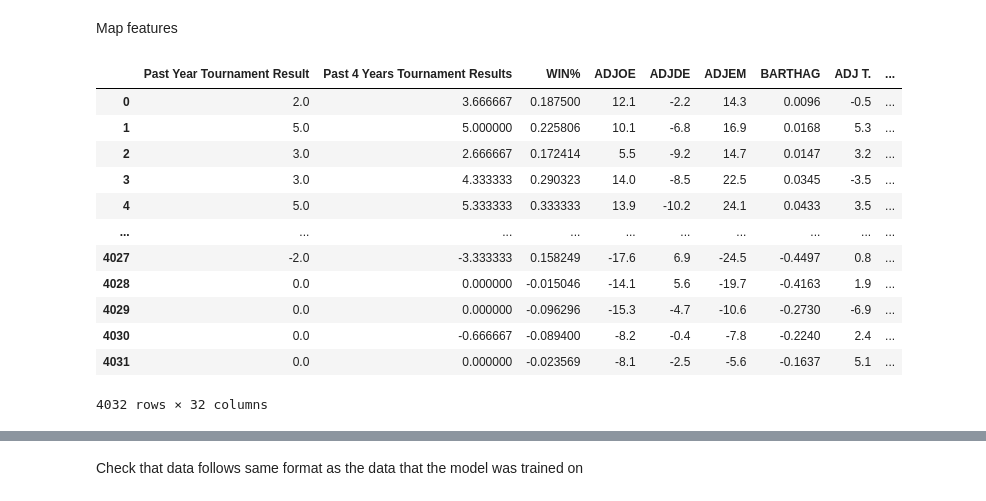
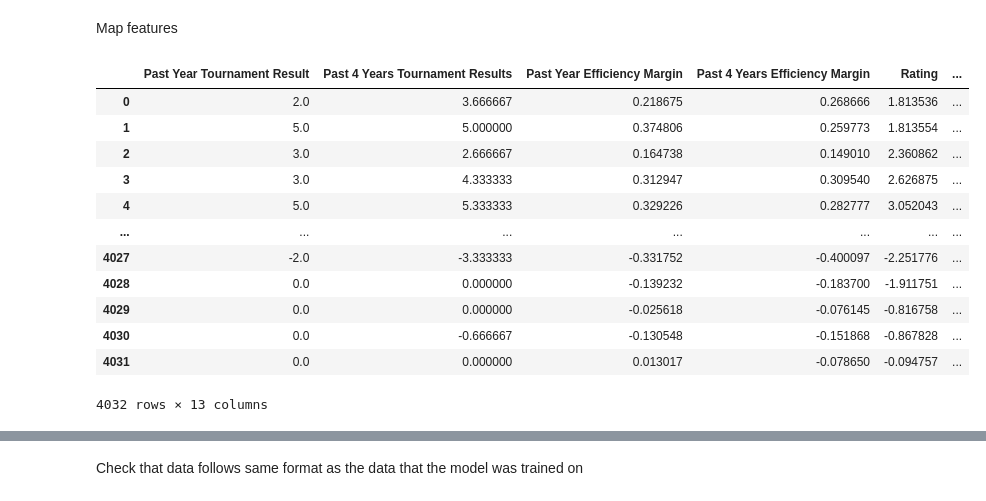
Before and after one commit to shughes1000/march-madness-2025, a Jupyter notebook: simulation/womens_compile_season_data.ipynb, the cells around one changed output, grey strips where cells are left out. Cells and saved outputs as stored; diff of their text form; code cells hidden in the pictures.

Commit message:
Updated code to compile season data

```diff
--- a/simulation/womens_compile_season_data.ipynb
+++ b/simulation/womens_compile_season_data.ipynb
@@ -474,9 +370,9 @@ df_starters.loc[df_starters['TeamID'].isna(), :]
 # %%
-df = pd.merge(
-    df,
-    df_starters.drop(columns=['Team']),
-    how='left',
-    on=['Season', 'TeamID']
-)
+# df = pd.merge(
+#     df,
+#     df_starters.drop(columns=['Team']),
+#     how='left',
+#     on=['Season', 'TeamID']
+# )
 
-df
+# df
@@ -686,9 +506,9 @@ df_ss
 # %%
-df = pd.merge(
-    df,
-    df_ss.drop(columns=['Team']),
-    how='left',
-    on=['Season', 'TeamID']
-)
+# df = pd.merge(
+#     df,
+#     df_ss.drop(columns=['Team']),
+#     how='left',
+#     on=['Season', 'TeamID']
+# )
 
-df
+# df
@@ -1077,46 +865,46 @@ Map features
 # %%
 team_a_features = pd.merge(
     df_mod[['Season', 'Team A ID']],
     df.drop(columns=['Team']),
     how='left',
     left_on=['Season', 'Team A ID'],
     right_on=['Season', 'TeamID'],
 ).drop(columns=['Season', 'Team A ID', 'TeamID'])
 
 team_b_features = pd.merge(
     df_mod[['Season', 'Team B ID']],
     df.drop(columns=['Team']),
     how='left',
     left_on=['Season', 'Team B ID'],
     right_on=['Season', 'TeamID'],
 ).drop(columns=['Season', 'Team B ID', 'TeamID'])
 
 df_features = team_a_features - team_b_features
 
-df_features['Team A ADJOE Team B ADJDE'] = team_a_features['ADJOE'] + team_b_features['ADJDE']
-df_features['Team B ADJOE Team A ADJDE'] = team_b_features['ADJOE'] + team_a_features['ADJDE']
+# df_features['Team A ADJOE Team B ADJDE'] = team_a_features['ADJOE'] + team_b_features['ADJDE']
+# df_features['Team B ADJOE Team A ADJDE'] = team_b_features['ADJOE'] + team_a_features['ADJDE']
 
-df_features['Team A Offense Team B Defense'] = team_a_features['Adjusted Offense'] + team_b_features['Adjusted Defense']
-df_features['Team B Offense Team A Defense'] = team_b_features['Adjusted Offense'] + team_a_features['Adjusted Defense']
+# df_features['Team A Offense Team B Defense'] = team_a_features['Adjusted Offense'] + team_b_features['Adjusted Defense']
+# df_features['Team B Offense Team A Defense'] = team_b_features['Adjusted Offense'] + team_a_features['Adjusted Defense']
 
 df_features['Team A Efficiency Margin'] = team_a_features['Efficiency Margin']
 df_features['Team B Efficiency Margin'] = team_b_features['Efficiency Margin']
 
 df_features
 # %% [output]
-|  | Past Year Tournament Result | Past 4 Years Tournament Results | WIN% | ADJOE | ADJDE | ADJEM | BARTHAG | ADJ T. | ... |
-| 0 | 2.0 | 3.666667 | 0.187500 | 12.1 | -2.2 | 14.3 | 0.0096 | -0.5 | ... |
-| 1 | 5.0 | 5.000000 | 0.225806 | 10.1 | -6.8 | 16.9 | 0.0168 | 5.3 | ... |
-| 2 | 3.0 | 2.666667 | 0.172414 | 5.5 | -9.2 | 14.7 | 0.0147 | 3.2 | ... |
-| 3 | 3.0 | 4.333333 | 0.290323 | 14.0 | -8.5 | 22.5 | 0.0345 | -3.5 | ... |
-| 4 | 5.0 | 5.333333 | 0.333333 | 13.9 | -10.2 | 24.1 | 0.0433 | 3.5 | ... |
-| ... | ... | ... | ... | ... | ... | ... | ... | ... | ... |
-| 4027 | -2.0 | -3.333333 | 0.158249 | -17.6 | 6.9 | -24.5 | -0.4497 | 0.8 | ... |
-| 4028 | 0.0 | 0.000000 | -0.015046 | -14.1 | 5.6 | -19.7 | -0.4163 | 1.9 | ... |
-| 4029 | 0.0 | 0.000000 | -0.096296 | -15.3 | -4.7 | -10.6 | -0.2730 | -6.9 | ... |
-| 4030 | 0.0 | -0.666667 | -0.089400 | -8.2 | -0.4 | -7.8 | -0.2240 | 2.4 | ... |
-| 4031 | 0.0 | 0.000000 | -0.023569 | -8.1 | -2.5 | -5.6 | -0.1637 | 5.1 | ... |
+|  | Past Year Tournament Result | Past 4 Years Tournament Results | Past Year Efficiency Margin | Past 4 Years Efficiency Margin | Rating | ... |
+| 0 | 2.0 | 3.666667 | 0.218675 | 0.268666 | 1.813536 | ... |
+| 1 | 5.0 | 5.000000 | 0.374806 | 0.259773 | 1.813554 | ... |
+| 2 | 3.0 | 2.666667 | 0.164738 | 0.149010 | 2.360862 | ... |
+| 3 | 3.0 | 4.333333 | 0.312947 | 0.309540 | 2.626875 | ... |
+| 4 | 5.0 | 5.333333 | 0.329226 | 0.282777 | 3.052043 | ... |
+| ... | ... | ... | ... | ... | ... | ... |
+| 4027 | -2.0 | -3.333333 | -0.331752 | -0.400097 | -2.251776 | ... |
+| 4028 | 0.0 | 0.000000 | -0.139232 | -0.183700 | -1.911751 | ... |
+| 4029 | 0.0 | 0.000000 | -0.025618 | -0.076145 | -0.816758 | ... |
+| 4030 | 0.0 | -0.666667 | -0.130548 | -0.151868 | -0.867828 | ... |
+| 4031 | 0.0 | 0.000000 | 0.013017 | -0.078650 | -0.094757 | ... |
-4032 rows × 32 columns
+4032 rows × 13 columns
 # %%
 df_mod[df_features.columns] = df_features
 
```
Also changed, not shown: parts of 35 cells of this notebook, 1 other file.
